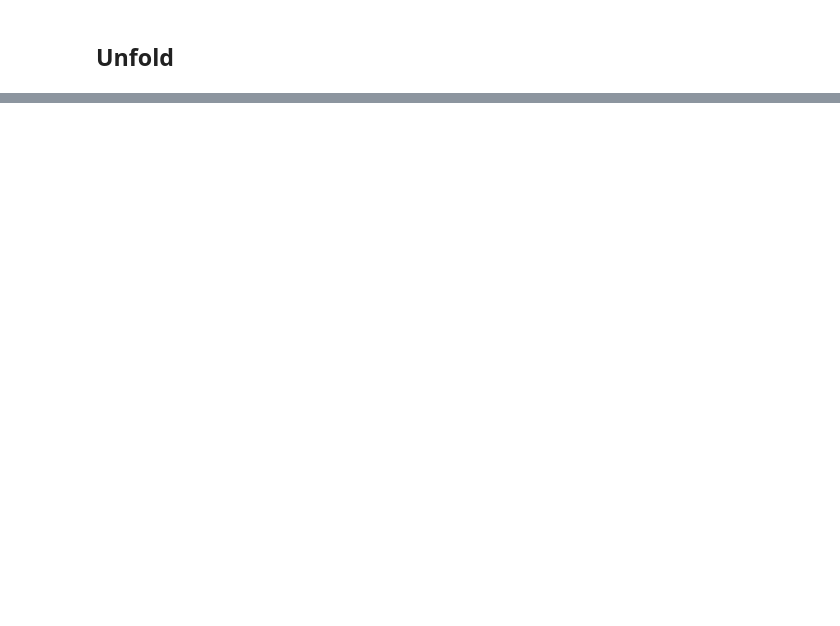
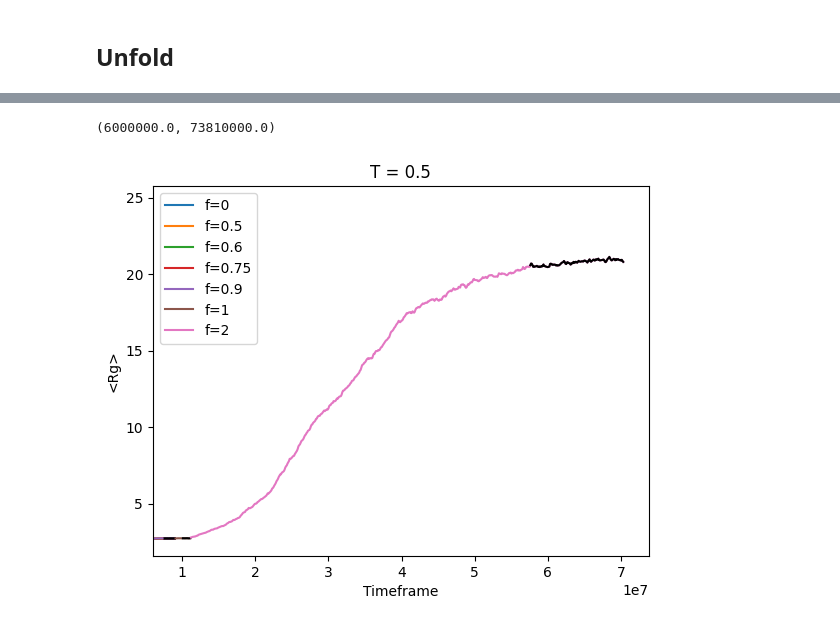
Before and after one commit to VagrantHyp/Code, a Jupyter notebook: Block5.ipynb, the cells around one changed output, grey strips where cells are left out. Cells and saved outputs as stored; diff of their text form; code cells hidden in the pictures; blank space fills up the shorter version.

Commit message:
Unfolding code

```diff
--- a/Block5.ipynb
+++ b/Block5.ipynb
@@ -297,2 +291,19 @@ plt.xlim(0,10)
 # %% [markdown]
 ## Unfold
+# %%
+# T = 0.5
+f = [0, 0.5, 0.6, 0.75, 0.9, 1, 2]
+t = 0.5
+Rgfolder = '../Data/Block5/T0.5Unfold/Rg'
+Reefolder = '../Data/Block5/T0.5Unfold/Ree'
+Rgpaths = []
+Reepaths = []
+for path in os.listdir(Rgfolder):
+    Rgpaths.append(Rgfolder + '/' + path)
+    Rgpaths.sort()
+
+for path in os.listdir(Reefolder):
+    Reepaths.append(Reefolder + '/' + path)
+    Reepaths.sort()
+
+CGT05Inv = CGT(f,t,Rgpaths, Reepaths)
@@ -298,0 +316,6 @@ plt.xlim(0,10)
+# %%
+CGT05Inv.Plot('Rg')
+plt.xlim(0.6e7)
+# %% [output]
+(6000000.0, 73810000.0)
+[figure, added]
```
Also changed, not shown: parts of 26 cells of this notebook, 1 other file.
